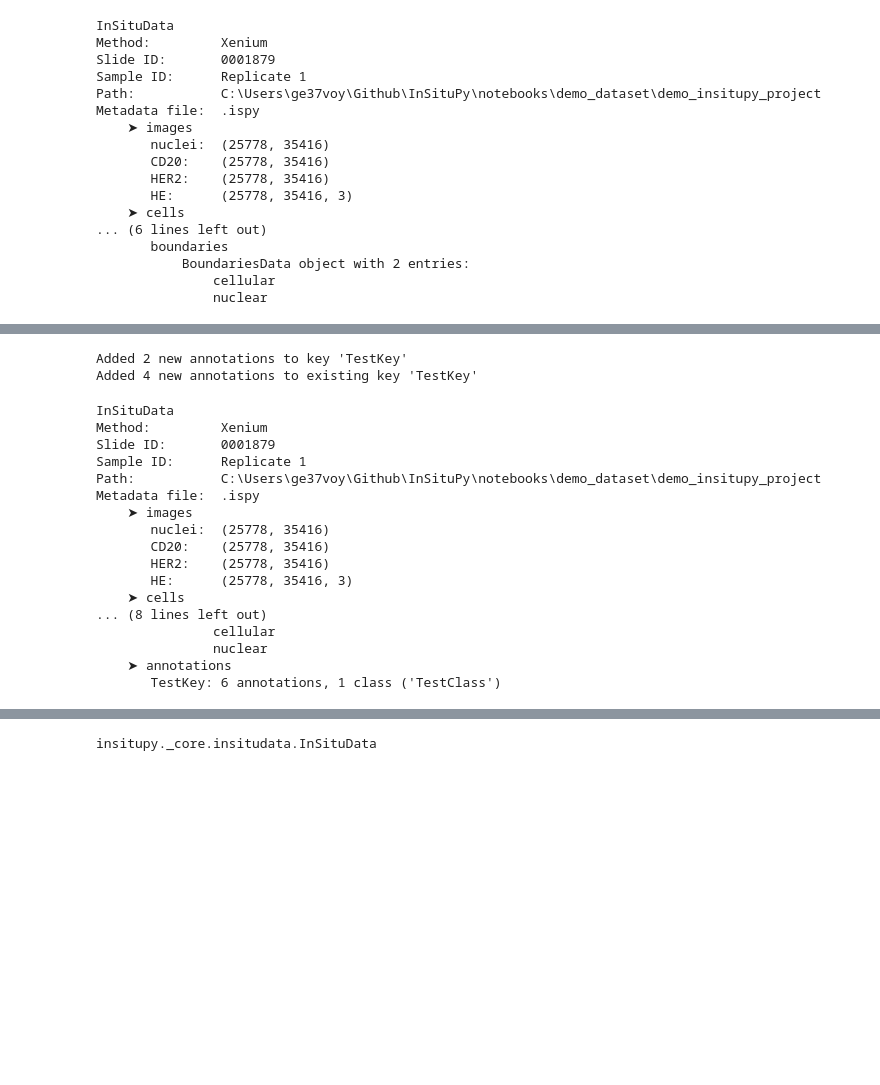
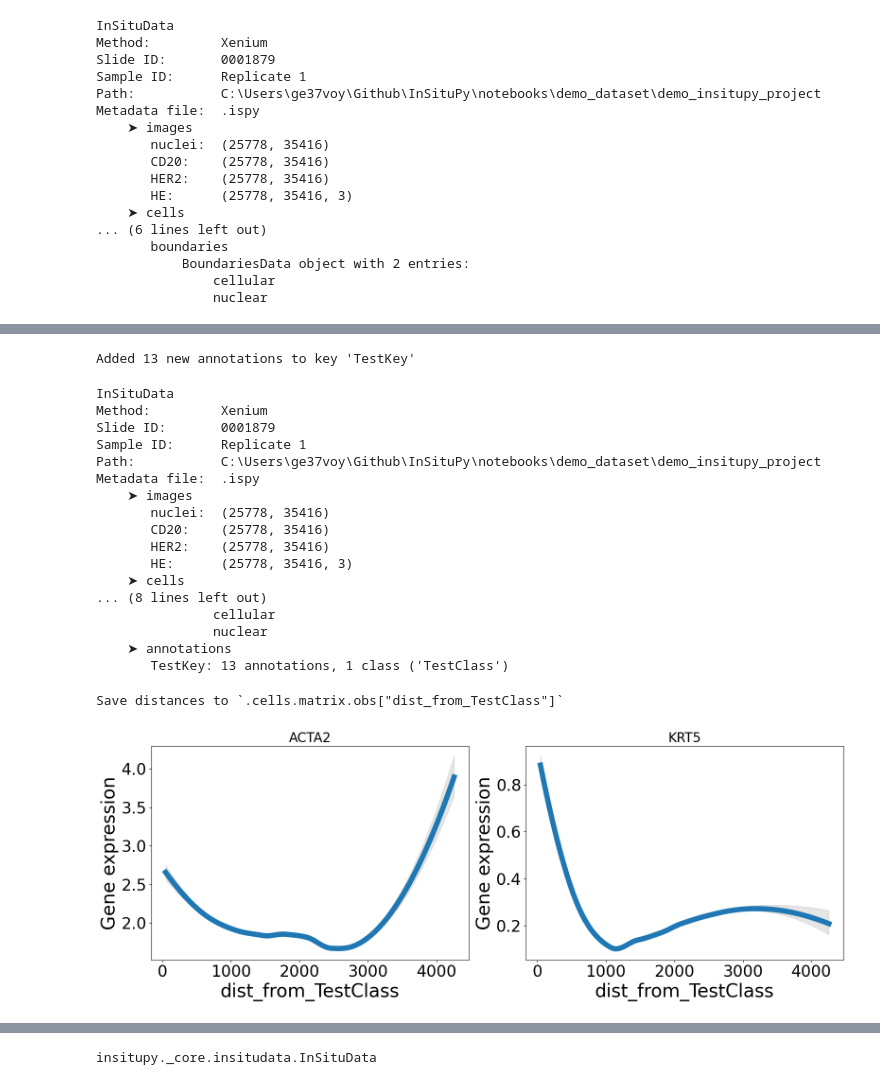
Before and after one commit to b-lemke98/InSituPy-1, a Jupyter notebook: notebooks/dev/test_expression_along_axis.ipynb, the cells around one changed output, grey strips where cells are left out. Cells and saved outputs as stored; diff of their text form; code cells hidden in the pictures; blank space fills up the shorter version.

```diff
--- a/notebooks/dev/test_expression_along_axis.ipynb
+++ b/notebooks/dev/test_expression_along_axis.ipynb
@@ -57,10 +59,9 @@ Invalid schema for package 'ome-types', please run 'npe2 validate ome-types' to
 # %%
-data.store_geometries()
+xd.store_geometries()
 # %% [output]
-Added 2 new annotations to key 'TestKey'
-Added 4 new annotations to existing key 'TestKey'
+Added 13 new annotations to key 'TestKey'
 # %%
-data
+xd
 # %% [output]
 InSituData
 Method:         Xenium
@@ -78,4 +79,4 @@ Metadata file:  .ispy
                cellular
                nuclear
     ➤ annotations
-       TestKey: 6 annotations, 1 class ('TestClass')
+       TestKey: 13 annotations, 1 class ('TestClass')
@@ -82 +85,16 @@ Metadata file:  .ispy
+# %%
+calc_distance_of_cells_from(data=xd,
+                            annotation_key="TestKey",
+                            annotation_class="TestClass")
+# %% [output]
+Save distances to `.cells.matrix.obs["dist_from_TestClass"]`
+# %%
+insitupy.pl.expr_along_obs_val(
+    adata=xd.cells.matrix, keys=[
+        "ACTA2",
+        "KRT5"
+        ], x_category="dist_from_TestClass", stderr=True
+)
+# %% [output]
+[figure, added]
 # %%
```
Also changed, not shown: parts of 119 cells of this notebook, 9 other files.
